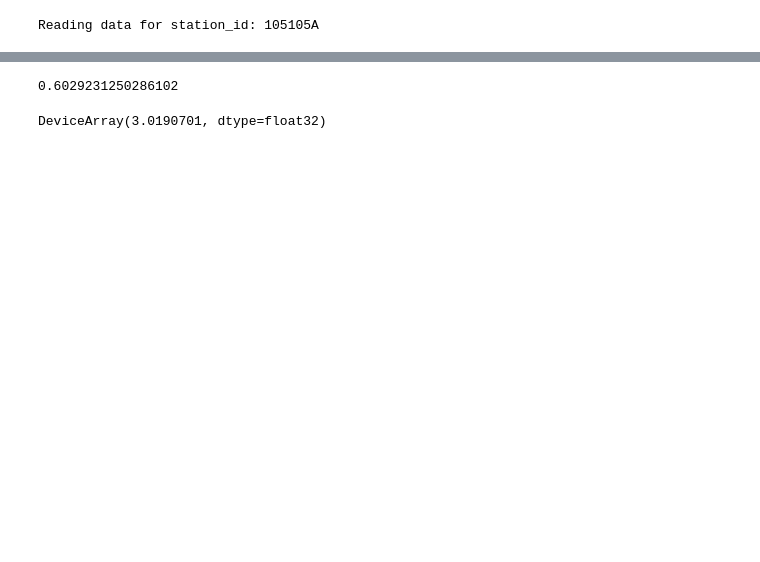
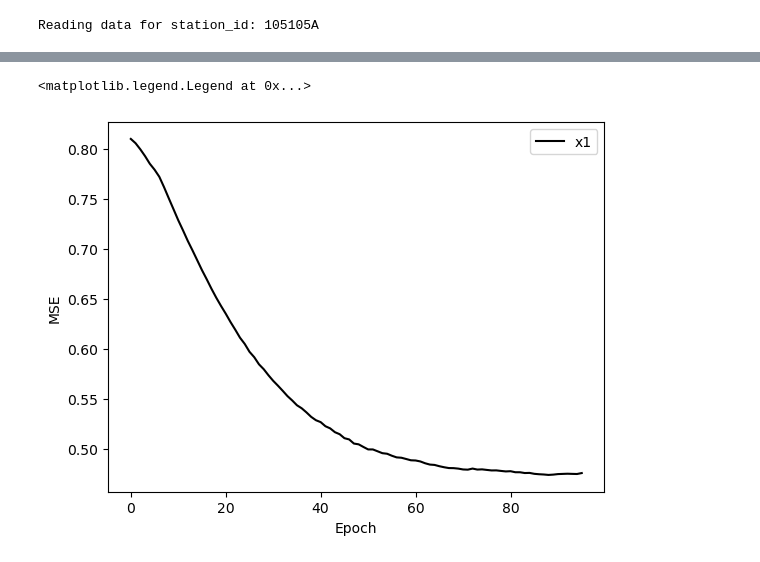
Before and after one commit to arpit-kapoor/hybrid-gr4j, a Jupyter notebook: notebooks/modelling/hgr4j_cnn_flax_trainable.ipynb, the cells around one changed output, grey strips where cells are left out. Saved outputs shown, nothing was run; the diff lists cells and outputs as text; code cells hidden in the pictures; blank space fills up the shorter version.

```diff
--- a/notebooks/modelling/hgr4j_cnn_flax_trainable.ipynb
+++ b/notebooks/modelling/hgr4j_cnn_flax_trainable.ipynb
@@ -137,11 +145,20 @@ hygr4j = HyGR4J(x1_init=x1_init, s_init=s_init,
 # %%
 train_ds = torchdata.TensorDataset(X_train, y_train)
-train_dl = torchdata.DataLoader(train_ds, batch_size=batch_size,
-                                shuffle=False, num_workers=2, prefetch_factor=2)
+train_batch_sampler = CamelsBatchSampler(train_ds, batch_size=batch_size,
+                                         window_size=window_size,
+                                         drop_last=False)
+train_dl = torchdata.DataLoader(train_ds, batch_sampler=train_batch_sampler,
+                                num_workers=2, prefetch_factor=2)
+
+
+
 
 val_ds = torchdata.TensorDataset(X_val, y_val)
-val_dl = torchdata.DataLoader(val_ds, batch_size=batch_size,
-                              shuffle=False, num_workers=2, prefetch_factor=2)
+val_batch_sampler = CamelsBatchSampler(val_ds, batch_size=batch_size,
+                                       window_size=window_size,
+                                       drop_last=False)
+val_dl = torchdata.DataLoader(val_ds, batch_sampler=val_batch_sampler,
+                              num_workers=2, prefetch_factor=2)
 # %%
 @struct.dataclass
 class Metrics(metrics.Collection):
@@ -158,7 +175,7 @@ def create_train_state(module, params_key, dropout_key, lr):
                      jax.random.normal(main_key, (batch_size, n_features)),
                      jax.random.normal(main_key, (batch_size, 1)))['params']
 
-    tx = optax.adamw(lr, b1=0.88, b2=0.96, weight_decay=0.03)
+    tx = optax.adamw(lr, b1=0.89, b2=0.97, weight_decay=weight_decay)
 
     return TrainState.create(apply_fn=module.apply,
                              params=params, tx=tx,
@@ -199,4 +216,5 @@ state = create_train_state(hygr4j, params_key=params_key,
                            dropout_key=dropout_key, lr=lr)
 # %%
 metrics_history = {'train_loss': [],
-                   'test_loss': []}
+                   'test_loss': [],
+                   'x1': []}
@@ -206,5 +221,7 @@ early_stopper = EarlyStopper(patience=5, min_delta=0.01)
 # %%
 pbar = tqdm(range(1, n_epoch+1))
+# Early stopping
+early_stopper = EarlyStopper(patience=5, min_delta=0.001)
 
 for epoch in pbar:
 
@@ -242,6 +259,8 @@ for epoch in pbar:
     for metric, value in test_state.metrics.compute().items():
         metrics_history[f'test_{metric}'].append(value)
 
+    metrics_history['x1'].append(state.params['_prod_store']['x1'])
+
     pbar.set_description(f"""Epoch {epoch}/{n_epoch} loss: {metrics_history['train_loss'][-1]:.4f} val_loss: {metrics_history['test_loss'][-1]:.4f}""")
 
     if early_stopper.early_stop(metrics_history['test_loss'][-1]):
@@ -249 +280,11 @@ for epoch in pbar:
+# %%
+x1 = jnp.array(metrics_history['x1'])
+
+plt.plot(x1, color='black', label='x1')
+plt.xlabel('Epoch')
+plt.ylabel('MSE')
+plt.legend()
+# %% [output]
+<matplotlib.legend.Legend at 0x...>
+[figure, added]
 # %%
@@ -275,9 +347,0 @@ import matplotlib.pyplot as plt
-# %%
-nse_score = nse(Q, Q_hat)
-nse_score
-# %% [output]
-0.6029231250286102
-# %%
-jnp.sqrt(jnp.mean(jnp.square(Q-Q_hat)))
-# %% [output]
-DeviceArray(3.0190701, dtype=float32)
```
Also changed, not shown: parts of 13 cells of this notebook, 8 other files.
